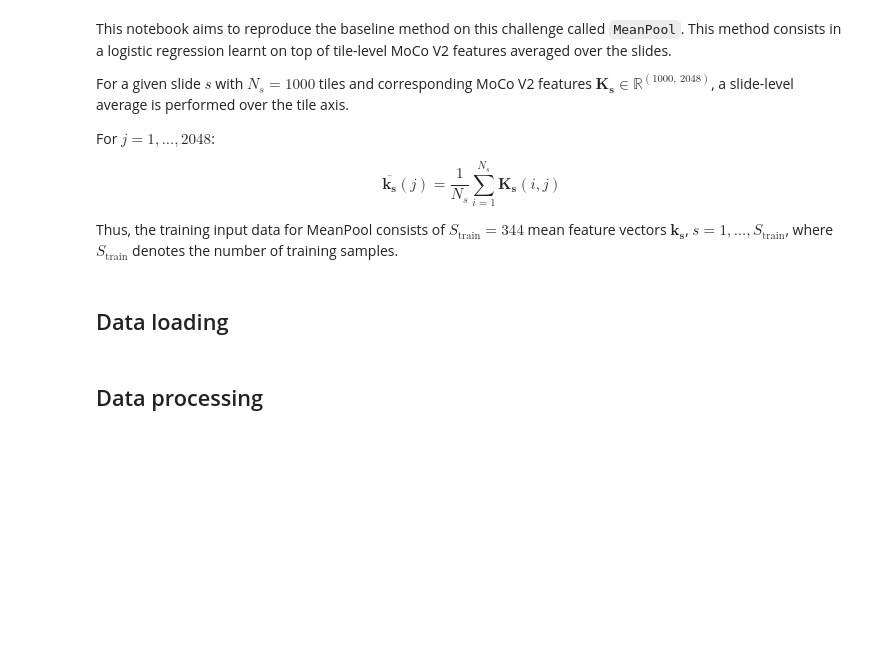
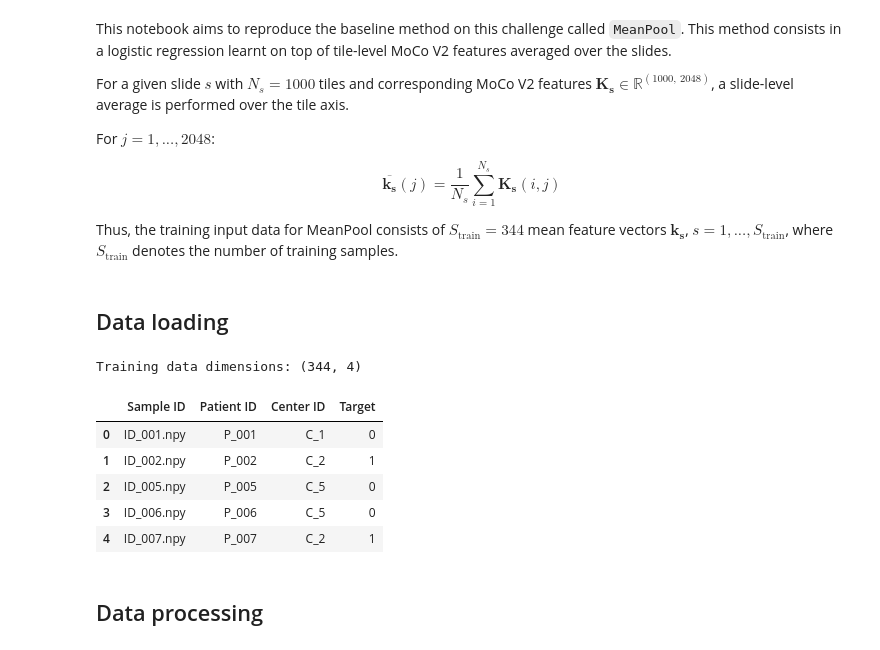
Before and after one commit to LouisStefanuto/Detection-of-the-PIK3CA-mutation-in-breast-cancer, a Jupyter notebook: MLP_baseline.ipynb, the cells around one changed output. Cells and saved outputs as stored; diff of their text form; code cells hidden in the pictures; blank space fills up the shorter version.

```diff
--- a/MLP_baseline.ipynb
+++ b/MLP_baseline.ipynb
@@ -97,20 +116,28 @@ Thus, the training input data for MeanPool consists of $S_{\text{train}}=344$ me
 ## Data loading
 # %%
 # put your own path to the data root directory (see example in `Data architecture` section)
-data_dir = Path("../")
+data_dir = Path("./")
 
 # load the training and testing data sets
 train_features_dir = data_dir / "train_input" / "moco_features"
 test_features_dir = data_dir / "test_input" / "moco_features"
 df_train = pd.read_csv(data_dir  / "supplementary_data" / "train_metadata.csv")
 df_test = pd.read_csv(data_dir  / "supplementary_data" / "test_metadata.csv")
 
 # concatenate y_train and df_train
 y_train = pd.read_csv(data_dir  / "train_output.csv")
 df_train = df_train.merge(y_train, on="Sample ID")
 
 print(f"Training data dimensions: {df_train.shape}")  # (344, 4)
 df_train.head()
+# %% [output]
+Training data dimensions: (344, 4)
+|  | Sample ID | Patient ID | Center ID | Target |
+| 0 | ID_001.npy | P_001 | C_1 | 0 |
+| 1 | ID_002.npy | P_002 | C_2 | 1 |
+| 2 | ID_005.npy | P_005 | C_5 | 0 |
+| 3 | ID_006.npy | P_006 | C_5 | 0 |
+| 4 | ID_007.npy | P_007 | C_2 | 1 |
 # %% [markdown]
 ## Data processing
 # %% [markdown]
```
Also changed, not shown: parts of 20 cells of this notebook.
